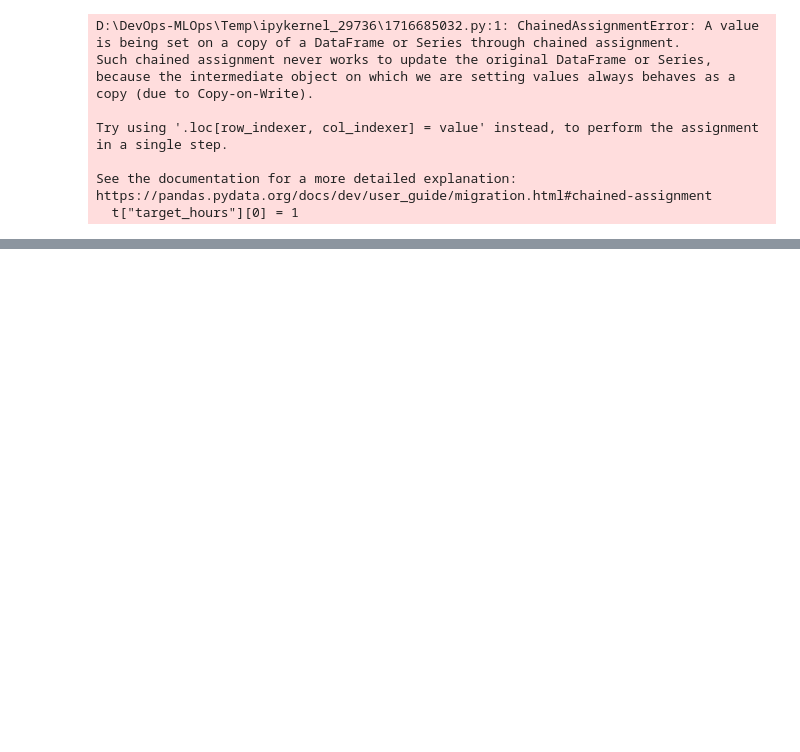
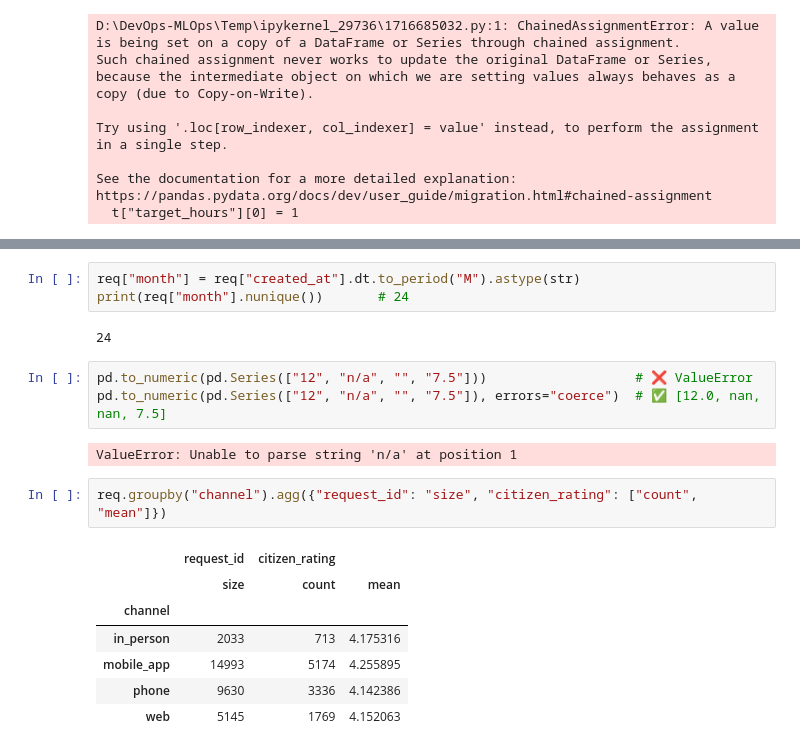
Before and after one commit to R-olling/de-journey, a Jupyter notebook: week1/analysis.ipynb, the cells around one changed output, grey strips where cells are left out. Drawn from its saved outputs; the diff is of its cells as text; blank space fills up the shorter version.

```diff
--- a/week1/analysis.ipynb
+++ b/week1/analysis.ipynb
@@ -154,0 +185,20 @@ See the documentation for a more detailed explanation: https://pandas.pydata.org
+# %%
+req["month"] = req["created_at"].dt.to_period("M").astype(str)
+print(req["month"].nunique())       # 24
+# %% [output]
+24
+# %%
+pd.to_numeric(pd.Series(["12", "n/a", "", "7.5"]))                   # ❌ ValueError
+pd.to_numeric(pd.Series(["12", "n/a", "", "7.5"]), errors="coerce")  # ✅ [12.0, nan, nan, 7.5]
+# %% [output]
+ValueError: Unable to parse string 'n/a' at position 1
+# %%
+req.groupby("channel").agg({"request_id": "size", "citizen_rating": ["count", "mean"]})
+# %% [output]
+|  | request_id | citizen_rating |  |
+|  | size | count | mean |
+| channel |  |  |  |
+| in_person | 2033 | 713 | 4.175316 |
+| mobile_app | 14993 | 5174 | 4.255895 |
+| phone | 9630 | 3336 | 4.142386 |
+| web | 5145 | 1769 | 4.152063 |
```
Also changed, not shown: parts of 5 cells of this notebook, 1 other file.
